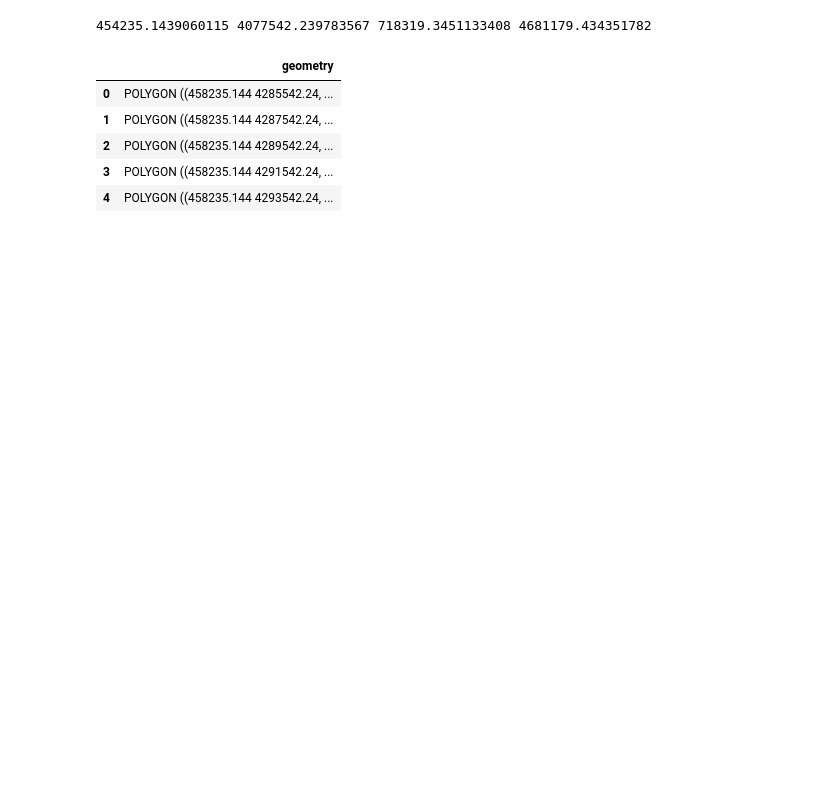
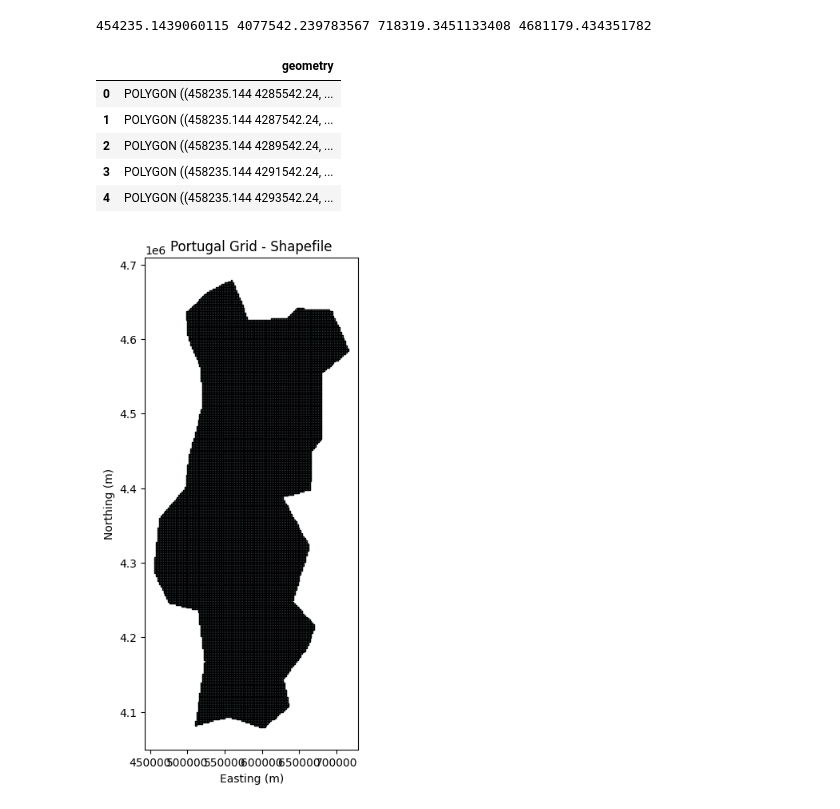
Before and after one commit to selinceydeli/Full-Graph_Wildfire_Prediction, a Jupyter notebook: prep_data.ipynb, the cells around one changed output. Saved outputs shown, nothing was run; the diff lists cells and outputs as text; code cells hidden in the pictures; blank space fills up the shorter version.

```diff
--- a/prep_data.ipynb
+++ b/prep_data.ipynb
@@ -72,6 +92,17 @@ grid.head()
 | 2 | POLYGON ((458235.144 4289542.24, ... |
 | 3 | POLYGON ((458235.144 4291542.24, ... |
 | 4 | POLYGON ((458235.144 4293542.24, ... |
+# %%
+import matplotlib.pyplot as plt
+
+fig, ax = plt.subplots(figsize=(8, 8))
+grid.plot(ax=ax, edgecolor='black', facecolor='lightblue')
+ax.set_title("Portugal Grid - Shapefile")
+ax.set_xlabel("Easting (m)")
+ax.set_ylabel("Northing (m)")
+plt.show()
+# %% [output]
+[figure, added]
 # %%
 grid.to_file("output/portugal_grid.shp")
 grid.to_file("output/portugal_grid.gpkg", layer="grid", driver="GPKG")
```
Also changed, not shown: parts of 24 cells of this notebook, 1 other file.
